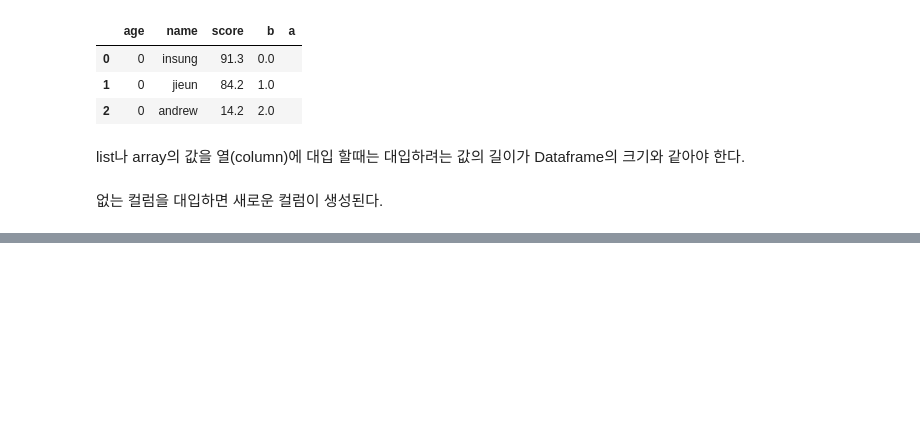
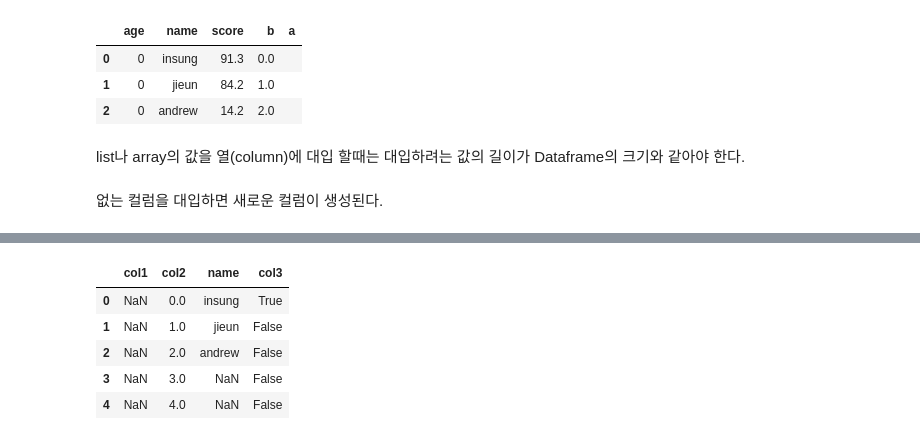
Before and after one commit to NinCastle/Study_Python, a Jupyter notebook: Pandas/Pandas_Basic.ipynb, the cells around one changed output, grey strips where cells are left out. Saved outputs shown, nothing was run; the diff lists cells and outputs as text; code cells hidden in the pictures; blank space fills up the shorter version.

Commit message:
20180423 add DataFrame-2(end)

```diff
--- a/Pandas/Pandas_Basic.ipynb
+++ b/Pandas/Pandas_Basic.ipynb
@@ -332,0 +335,5 @@ Dataframe[column] = statement
+# %%
+df = DataFrame()
+
+df['col1'] = 16.5
+df
@@ -332,0 +342,3 @@ Dataframe[column] = statement
+# %%
+df['col2'] = np.arange(5.)
+df
@@ -332,0 +352,12 @@ Dataframe[column] = statement
+# %%
+df['name']=frame['name']
+# 논리 연산이 가능
+df['col3'] = df.name == 'insung'
+df
+# %% [output]
+|  | col1 | col2 | name | col3 |
+| 0 | NaN | 0.0 | insung | True |
+| 1 | NaN | 1.0 | jieun | False |
+| 2 | NaN | 2.0 | andrew | False |
+| 3 | NaN | 3.0 | NaN | False |
+| 4 | NaN | 4.0 | NaN | False |
```
Also changed, not shown: parts of 20 cells of this notebook.
